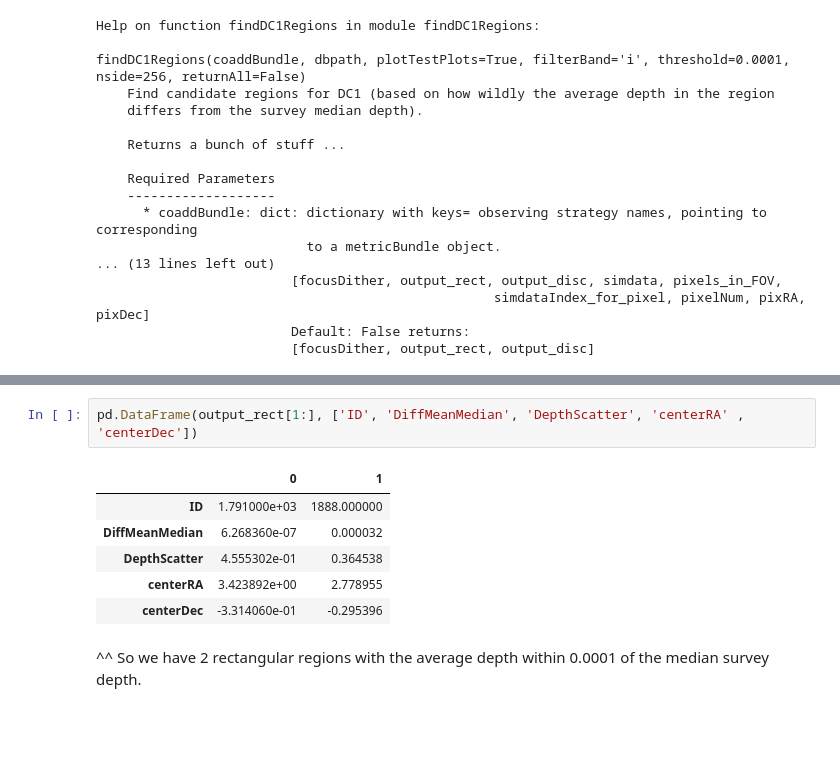
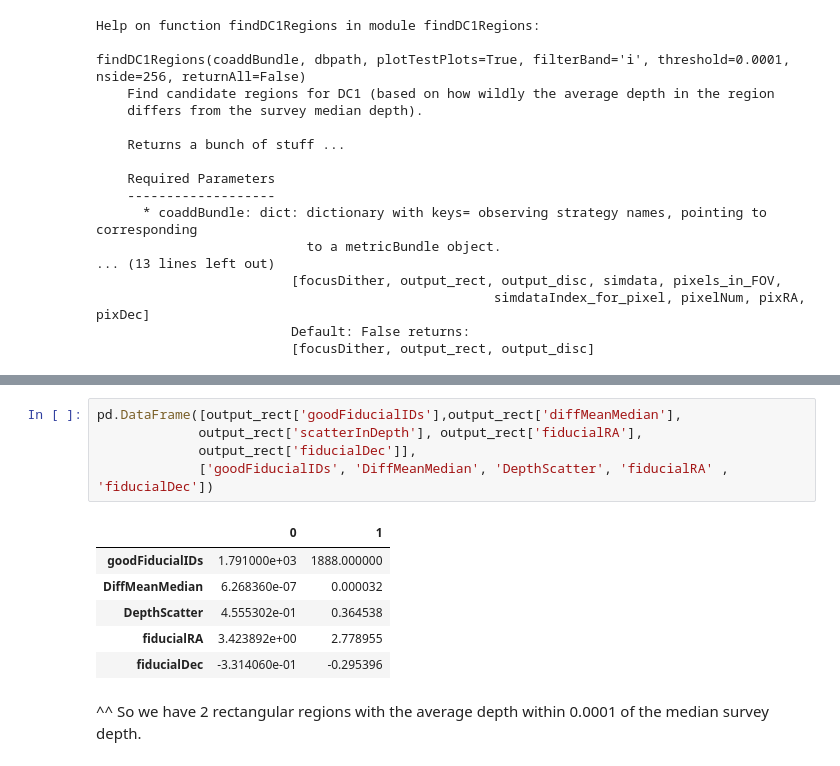
Before and after one commit to humnaawan/DC1-Regions, a Jupyter notebook: DC1 Candidate Regions.ipynb, the cells around one changed output, grey strips where cells are left out. Drawn from its saved outputs; the diff is of its cells as text; blank space fills up the shorter version.

```diff
--- a/DC1 Candidate Regions.ipynb
+++ b/DC1 Candidate Regions.ipynb
@@ -95,11 +96,14 @@ Number of fieldIDs in pixel_in_FOV for SequentialHexDitherPerNight: 2249.000000
-# %%
-pd.DataFrame(output_rect[1:], ['ID', 'DiffMeanMedian', 'DepthScatter', 'centerRA' , 'centerDec'])
-# %% [output]
-|  | 0 | 1 |
-| ID | 1.791000e+03 | 1888.000000 |
-| DiffMeanMedian | 6.268360e-07 | 0.000032 |
-| DepthScatter | 4.555302e-01 | 0.364538 |
-| centerRA | 3.423892e+00 | 2.778955 |
-| centerDec | -3.314060e-01 | -0.295396 |
+# %%
+pd.DataFrame([output_rect['goodFiducialIDs'],output_rect['diffMeanMedian'],
+             output_rect['scatterInDepth'], output_rect['fiducialRA'],
+             output_rect['fiducialDec']],
+             ['goodFiducialIDs', 'DiffMeanMedian', 'DepthScatter', 'fiducialRA' , 'fiducialDec'])
+# %% [output]
+|  | 0 | 1 |
+| goodFiducialIDs | 1.791000e+03 | 1888.000000 |
+| DiffMeanMedian | 6.268360e-07 | 0.000032 |
+| DepthScatter | 4.555302e-01 | 0.364538 |
+| fiducialRA | 3.423892e+00 | 2.778955 |
+| fiducialDec | -3.314060e-01 | -0.295396 |
 # %% [markdown]
 ^^ So we have 2 rectangular regions with the average depth within 0.0001 of the median survey depth.
```
Also changed, not shown: parts of 12 cells of this notebook.
